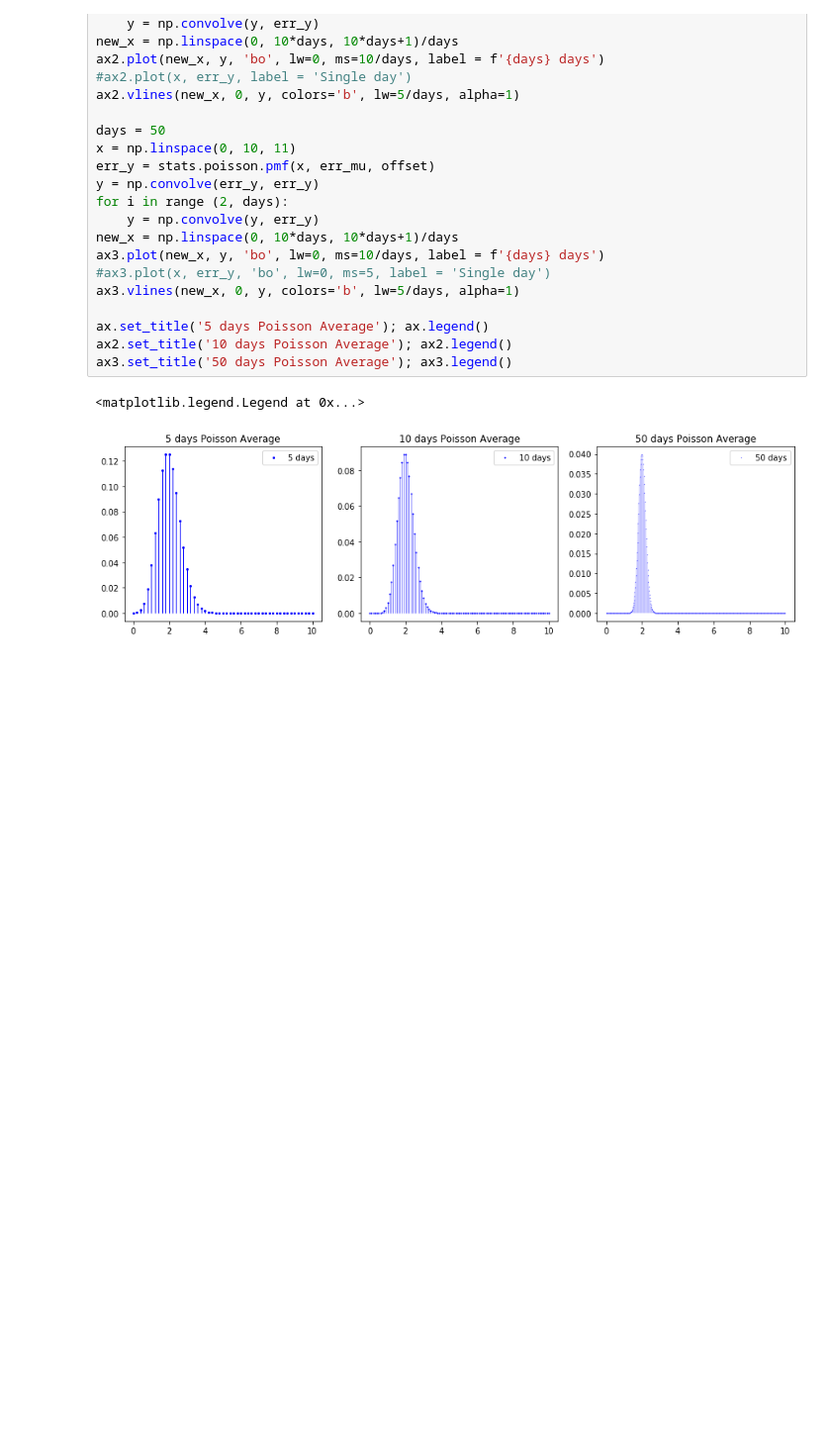
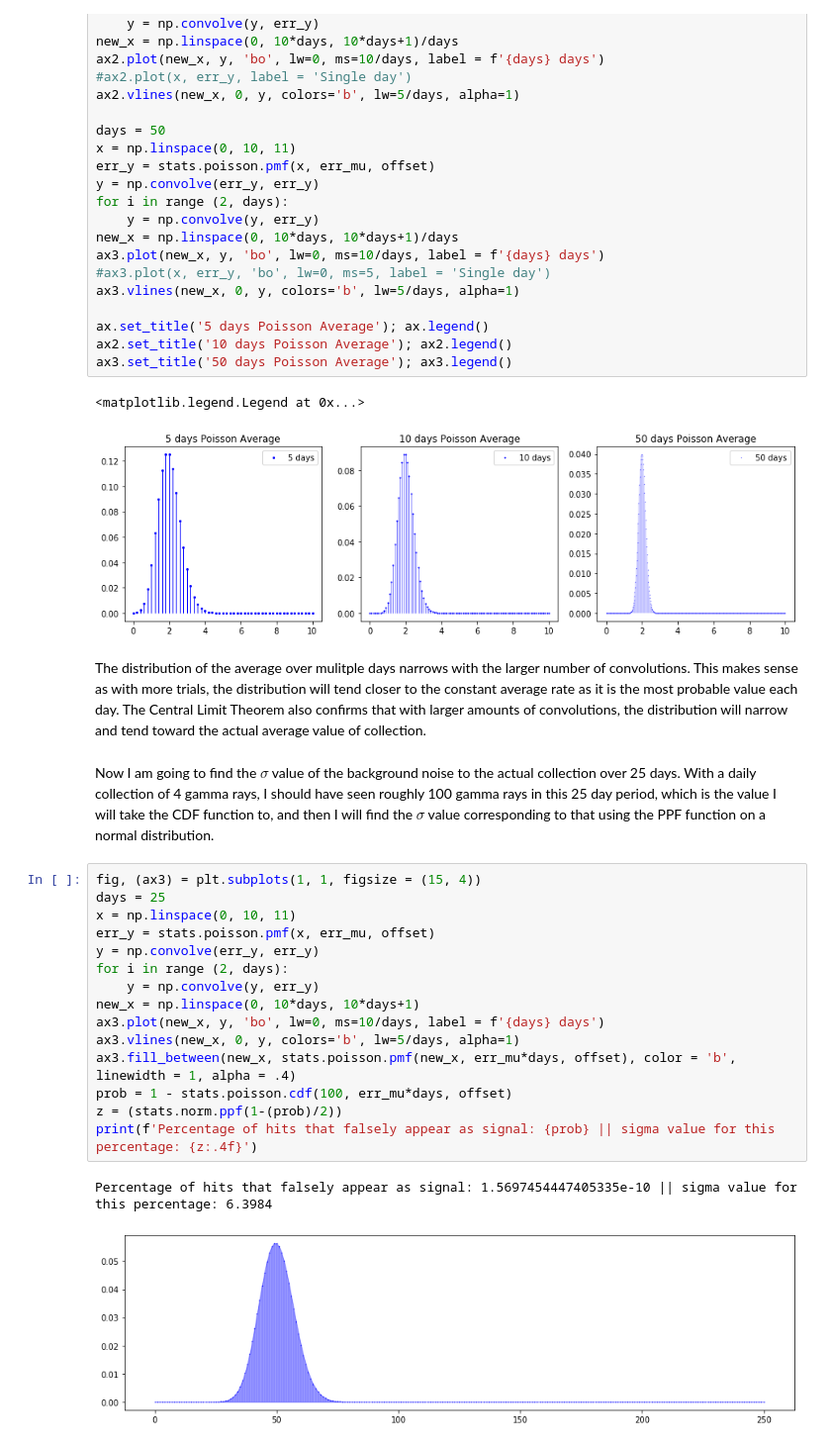
Before and after one commit to maverickmillican/Phys_434_Millican, a Jupyter notebook: Lab2_Millican.ipynb, the cells around one changed output. Shown at 99% size. Cells and saved outputs as stored; diff of their text form; blank space fills up the shorter version.

```diff
--- a/Lab2_Millican.ipynb
+++ b/Lab2_Millican.ipynb
@@ -102,3 +115,25 @@ ax3.set_title('50 days Poisson Average'); ax3.legend()
 # %% [output]
 <matplotlib.legend.Legend at 0x...>
 [figure]
+# %% [markdown]
+The distribution of the average over mulitple days narrows with the larger number of convolutions. This makes sense as with more trials, the distribution will tend closer to the constant average rate as it is the most probable value each day. The Central Limit Theorem also confirms that with larger amounts of convolutions, the distribution will narrow and tend toward the actual average value of collection.
+# %% [markdown]
+Now I am going to find the $\sigma$ value of the background noise to the actual collection over 25 days. With a daily collection of 4 gamma rays, I should have seen roughly 100 gamma rays in this 25 day period, which is the value I will take the CDF function to, and then I will find the $\sigma$ value corresponding to that using the PPF function on a normal distribution.
+# %%
+fig, (ax3) = plt.subplots(1, 1, figsize = (15, 4))
+days = 25
+x = np.linspace(0, 10, 11)
+err_y = stats.poisson.pmf(x, err_mu, offset)
+y = np.convolve(err_y, err_y)
+for i in range (2, days):
+    y = np.convolve(y, err_y)
+new_x = np.linspace(0, 10*days, 10*days+1)
+ax3.plot(new_x, y, 'bo', lw=0, ms=10/days, label = f'{days} days')
+ax3.vlines(new_x, 0, y, colors='b', lw=5/days, alpha=1)
+ax3.fill_between(new_x, stats.poisson.pmf(new_x, err_mu*days, offset), color = 'b', linewidth = 1, alpha = .4)
+prob = 1 - stats.poisson.cdf(100, err_mu*days, offset)
+z = (stats.norm.ppf(1-(prob)/2))
+print(f'Percentage of hits that falsely appear as signal: {prob} || sigma value for this percentage: {z:.4f}')
+# %% [output]
+Percentage of hits that falsely appear as signal: 1.5697454447405335e-10 || sigma value for this percentage: 6.3984
+[figure, added]
```
Also changed, not shown: parts of 19 cells of this notebook.
